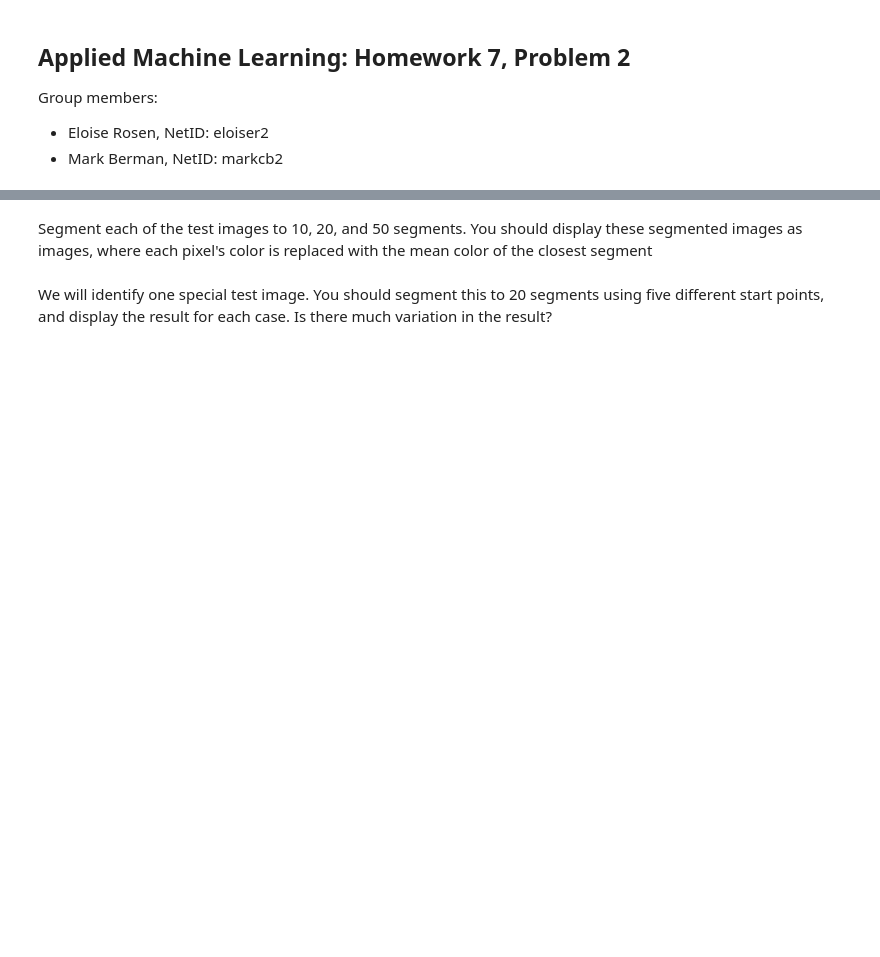
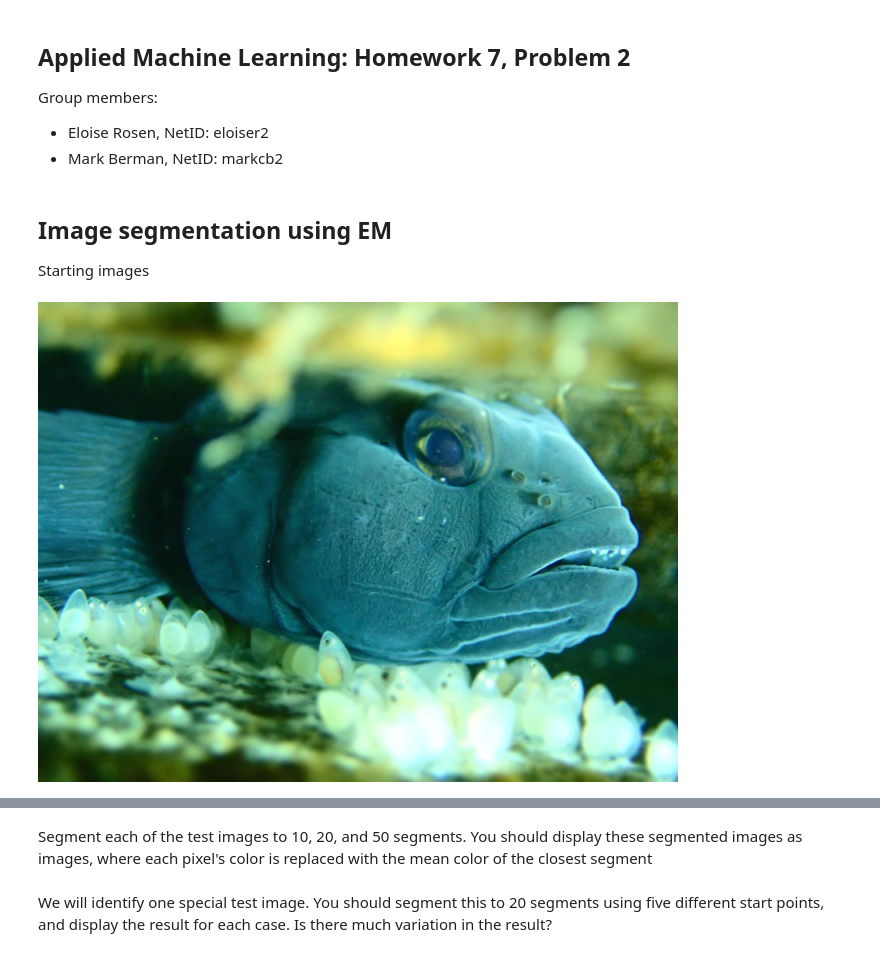
Before and after one commit to EloiseRosen/HW7, a Jupyter notebook: hw7_problem2.ipynb, the cells around one changed output, grey strips where cells are left out. Cells and saved outputs as stored; diff of their text form; code cells hidden in the pictures; blank space fills up the shorter version.

```diff
--- a/hw7_problem2.ipynb
+++ b/hw7_problem2.ipynb
@@ -8,0 +11,12 @@ import numpy as np
+# %% [markdown]
+## Image segmentation using EM
+Starting images
+# %%
+# help reading in images and dealing with pixel values from Dave Webb at:
+# https://stackoverflow.com/questions/138250/how-can-i-read-the-rgb-value-of-a-given-pixel-in-python
+image_1 = Image.open('RobertMixed03.jpg')
+image_2 = Image.open('smallstrelitzia.jpg')
+image_3 = Image.open('smallsunset.jpg')
+image_1
+# %% [output]
+[figure, added]
```
Also changed, not shown: parts of 26 cells of this notebook, 5 other files.
